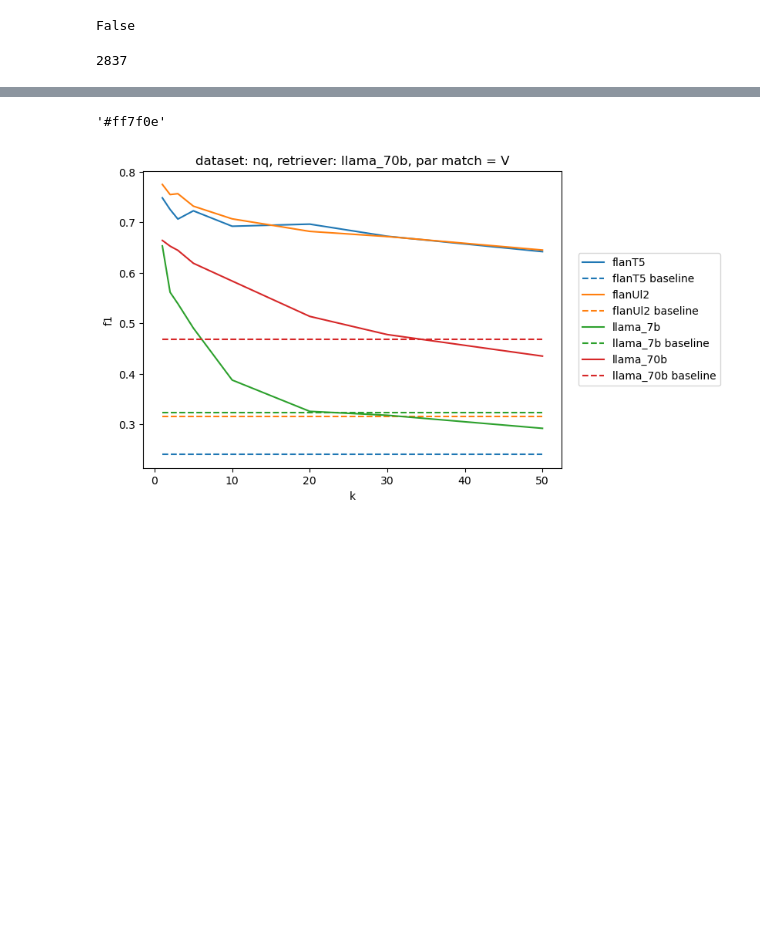
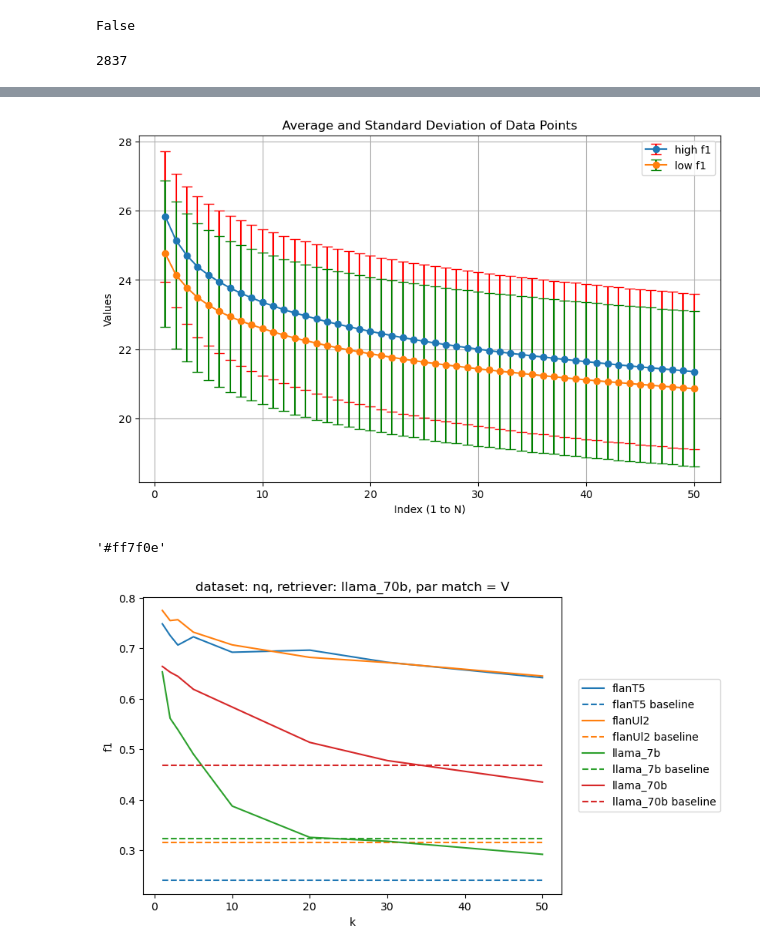
Before and after one commit to neulab/ragged, a Jupyter notebook: zeno/slice_plots.ipynb, the cells around one changed output, grey strips where cells are left out. Cells and saved outputs as stored; diff of their text form; code cells hidden in the pictures; blank space fills up the shorter version.

```diff
--- a/zeno/slice_plots.ipynb
+++ b/zeno/slice_plots.ipynb
@@ -219,2 +251,40 @@ reading from /data/tir/projects/tir6/general/afreens/dbqa/reader_results/llama_7
+# %%
+import numpy as np
+import matplotlib.pyplot as plt
+
+# Assuming 'data' is your MxN matrix
+data = np.array(high_scores)  # Replace 'your_matrix' with your actual matrix
+
+# Calculate the mean and standard deviation
+mean_values = np.mean(data, axis=0)
+std_dev_values = np.std(data, axis=0)
+
+# X-axis values (1 to N)
+x_values = np.arange(1, len(mean_values) + 1)
+
+# Plotting
+plt.figure(figsize=(10, 6))
+plt.errorbar(x_values, mean_values, yerr=std_dev_values, fmt='-o', capsize=5, ecolor='red', label='high f1')
+
+data = np.array(low_scores)  # Replace 'your_matrix' with your actual matrix
+
+# Calculate the mean and standard deviation
+mean_values = np.mean(data, axis=0)
+std_dev_values = np.std(data, axis=0)
+
+# X-axis values (1 to N)
+x_values = np.arange(1, len(mean_values) + 1)
+
+plt.errorbar(x_values, mean_values, yerr=std_dev_values, fmt='-o', capsize=5, ecolor='green', label='low f1')
+
+
+plt.xlabel('Index (1 to N)')
+plt.ylabel('Values')
+plt.title('Average and Standard Deviation of Data Points')
+plt.legend()
+plt.grid(True)
+plt.show()
+# %% [output]
+[figure, added]
 # %%
 import matplotlib.pyplot as plt
```
Also changed, not shown: parts of 4 cells of this notebook, 2 other files.
